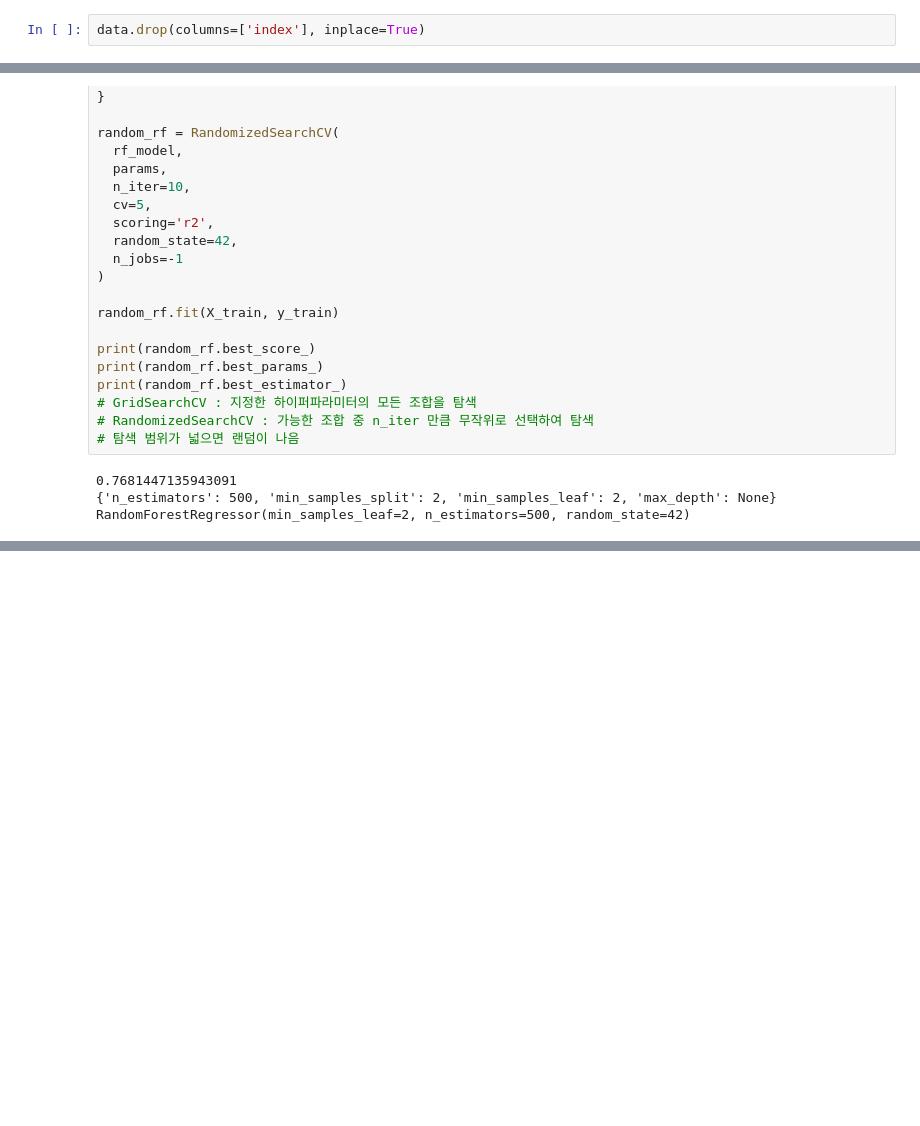
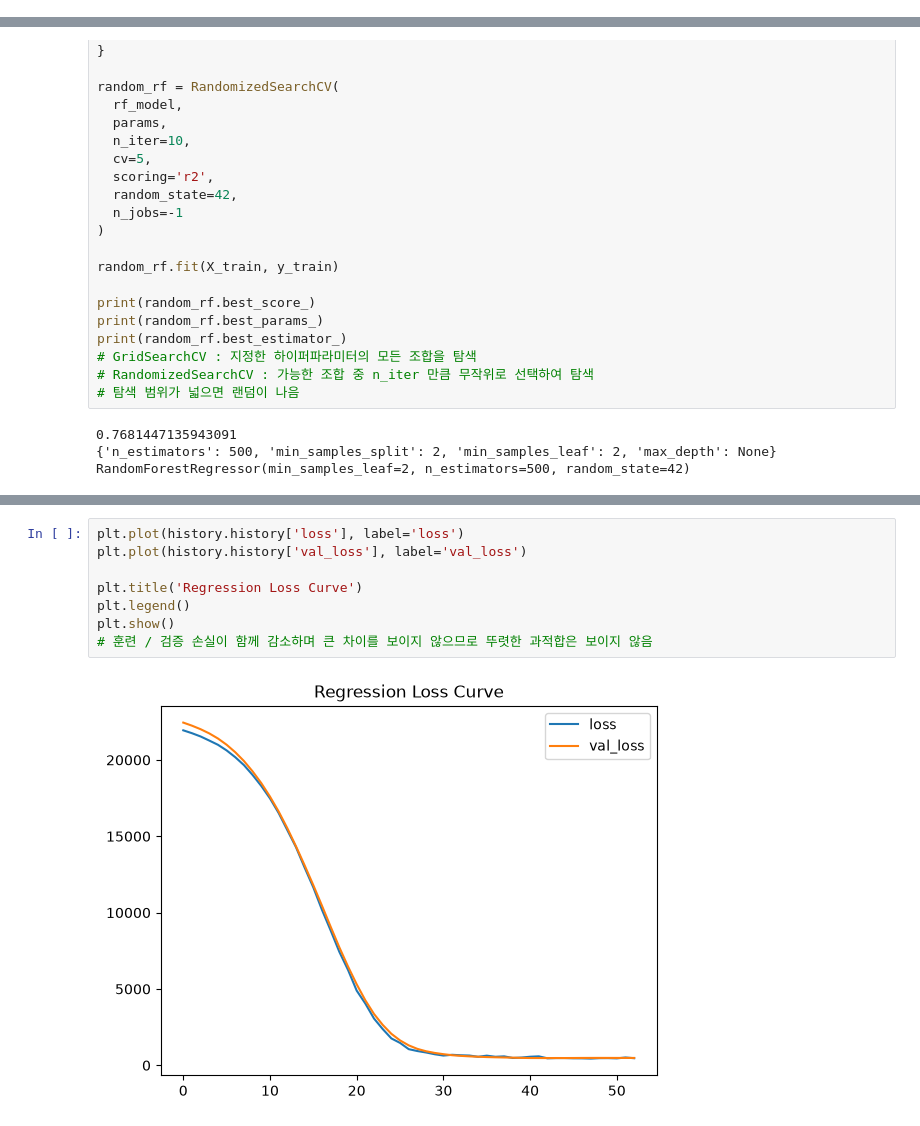
Before and after one commit to Lui-die-lui/aice-associate-study, a Jupyter notebook: DAY18/day18_full_review.ipynb, the cells around one changed output, grey strips where cells are left out. Saved outputs shown, nothing was run; the diff lists cells and outputs as text; blank space fills up the shorter version.

```diff
--- a/DAY18/day18_full_review.ipynb
+++ b/DAY18/day18_full_review.ipynb
@@ -374,5 +356,3 @@ data.reset_index(drop=True, inplace=True)
-# %%
-data.drop(columns=['index'], inplace=True)
 # %%
 import matplotlib.pyplot as plt
 import seaborn as sns
@@ -714,0 +712,10 @@ Epoch 70/100
+# %%
+plt.plot(history.history['loss'], label='loss')
+plt.plot(history.history['val_loss'], label='val_loss')
+
+plt.title('Regression Loss Curve')
+plt.legend()
+plt.show()
+# 훈련 / 검증 손실이 함께 감소하며 큰 차이를 보이지 않으므로 뚜렷한 과적합은 보이지 않음
+# %% [output]
+[figure, added]
```
Also changed, not shown: parts of 6 cells of this notebook, 4 other files.
